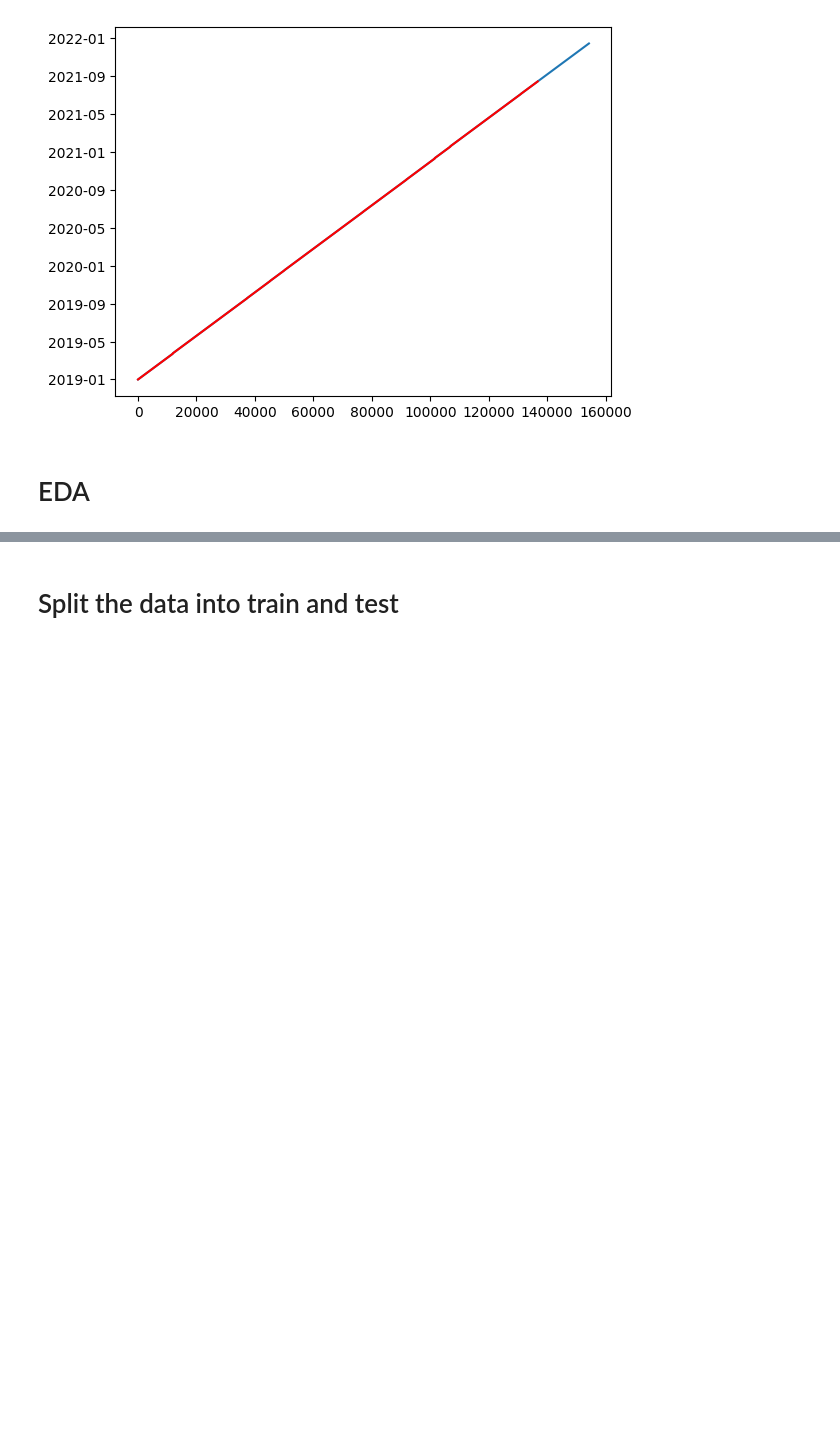
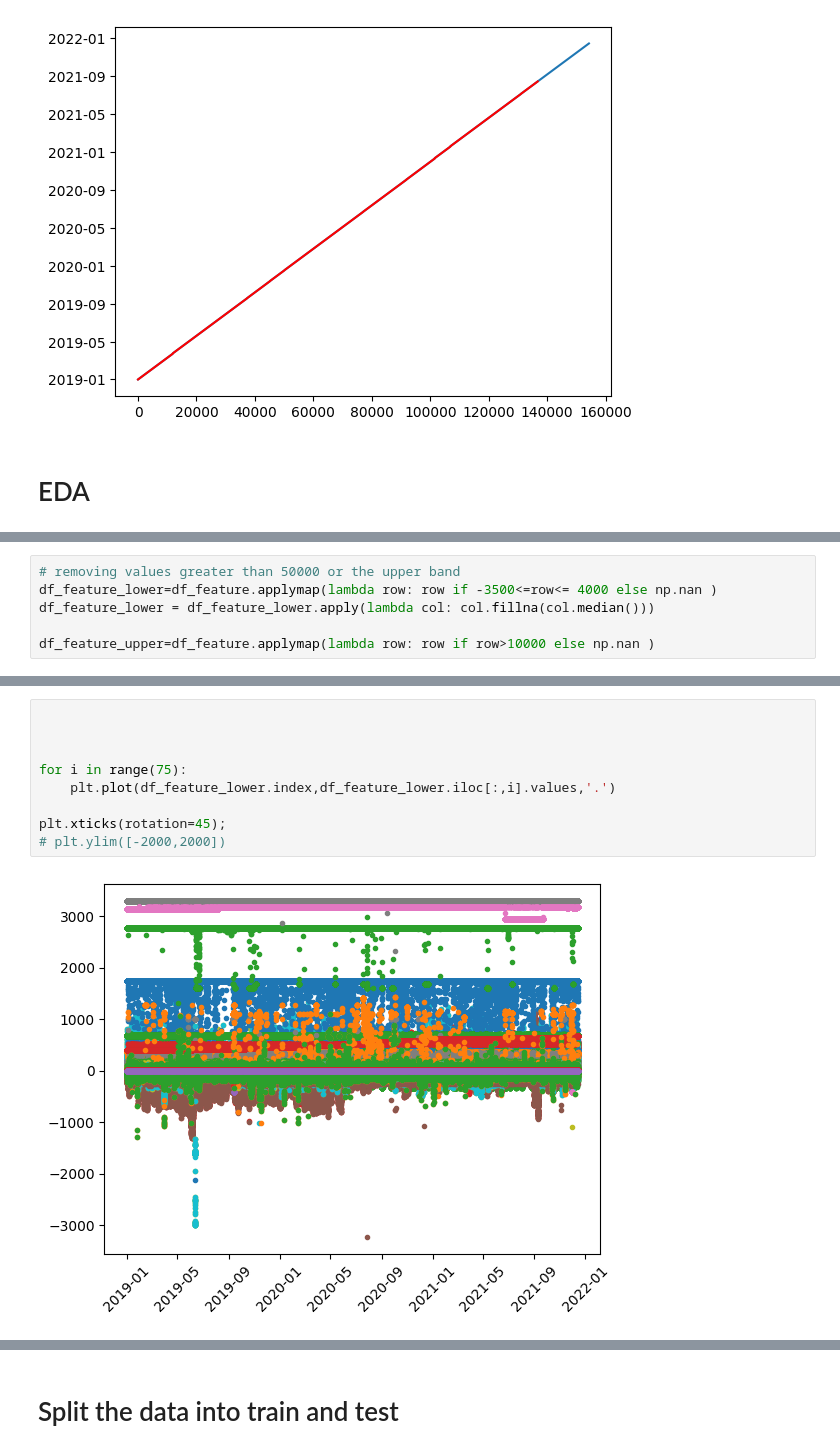
Before and after one commit to arunrajks/time_series_analysis, a Jupyter notebook: wind-turbine-power-forecast.ipynb, the cells around one changed output, grey strips where cells are left out. Cells and saved outputs as stored; diff of their text form; blank space fills up the shorter version.

```diff
--- a/wind-turbine-power-forecast.ipynb
+++ b/wind-turbine-power-forecast.ipynb
@@ -76,0 +94,6 @@ plt.plot(df_power.index,'r')
+# %%
+# removing values greater than 50000 or the upper band
+df_feature_lower=df_feature.applymap(lambda row: row if -3500<=row<= 4000 else np.nan )
+df_feature_lower = df_feature_lower.apply(lambda col: col.fillna(col.median()))
+
+df_feature_upper=df_feature.applymap(lambda row: row if row>10000 else np.nan )
@@ -76,0 +112,11 @@ plt.plot(df_power.index,'r')
+# %%
+
+
+
+for i in range(75):
+    plt.plot(df_feature_lower.index,df_feature_lower.iloc[:,i].values,'.')
+
+plt.xticks(rotation=45);
+# plt.ylim([-2000,2000])
+# %% [output]
+[figure, added]
```
Also changed, not shown: parts of 11 cells of this notebook.
